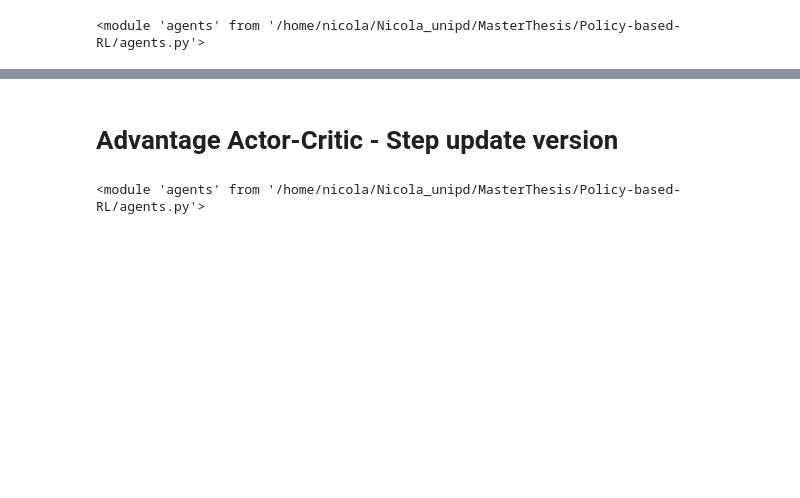
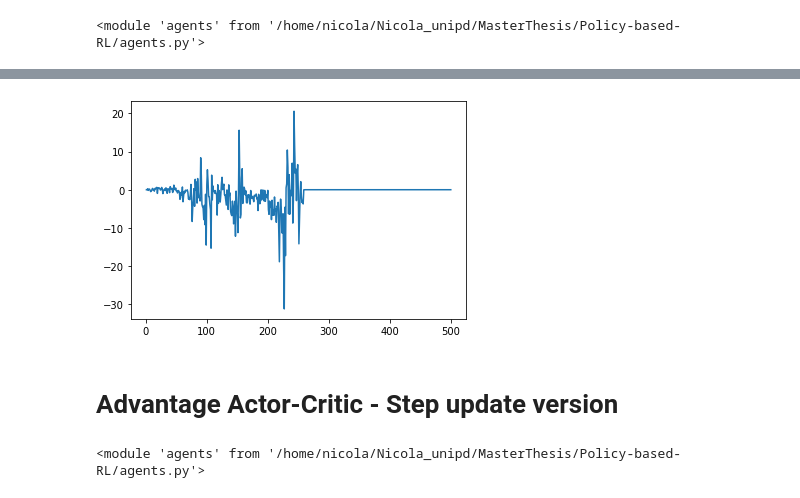
Before and after one commit to nicoladainese96/Policy-based-RL, a Jupyter notebook: PolicyGradientRL/cartpole_task.ipynb, the cells around one changed output, grey strips where cells are left out. Saved outputs shown, nothing was run; the diff lists cells and outputs as text; code cells hidden in the pictures; blank space fills up the shorter version.

```diff
--- a/PolicyGradientRL/cartpole_task.ipynb
+++ b/PolicyGradientRL/cartpole_task.ipynb
@@ -101,3 +104,8 @@ plt.plot(episodes, cumulative_rewardPG)
+# %%
+plt.plot(episodes, lossesPG)
+plt.show()
+# %% [output]
+[figure, added]
 # %%
 def render_test_episode(agent):
     # Create environment
```
Also changed, not shown: parts of 19 cells of this notebook, 1 other file.
